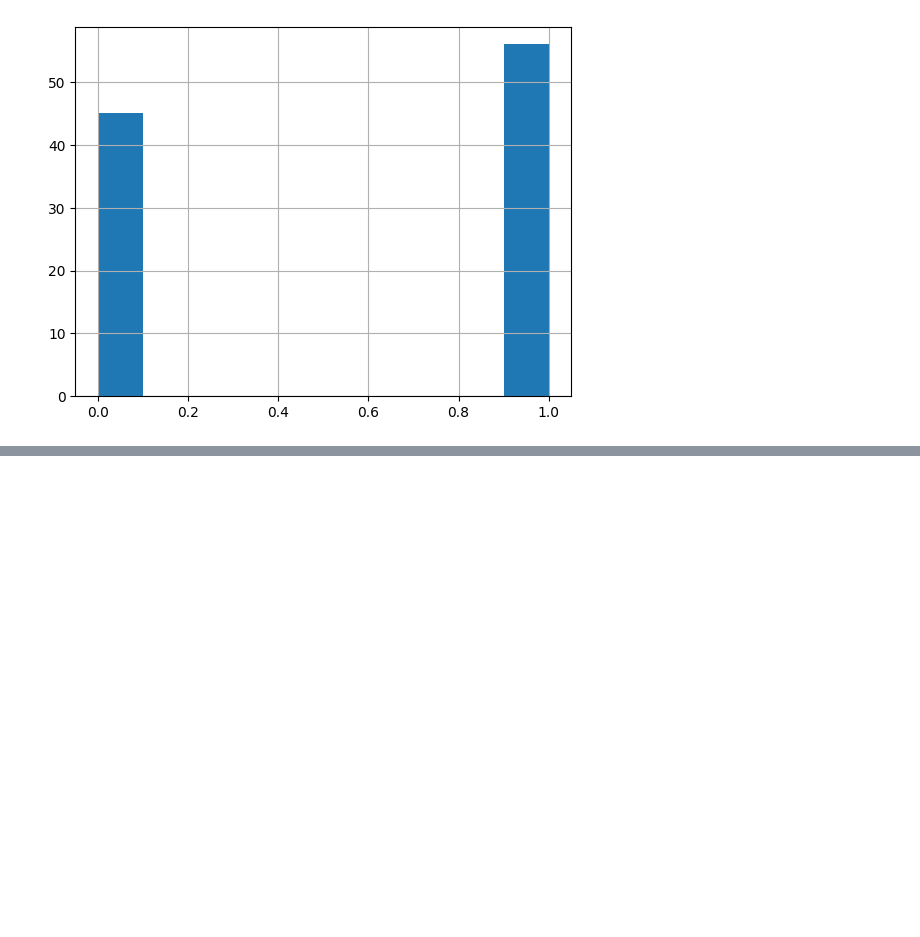
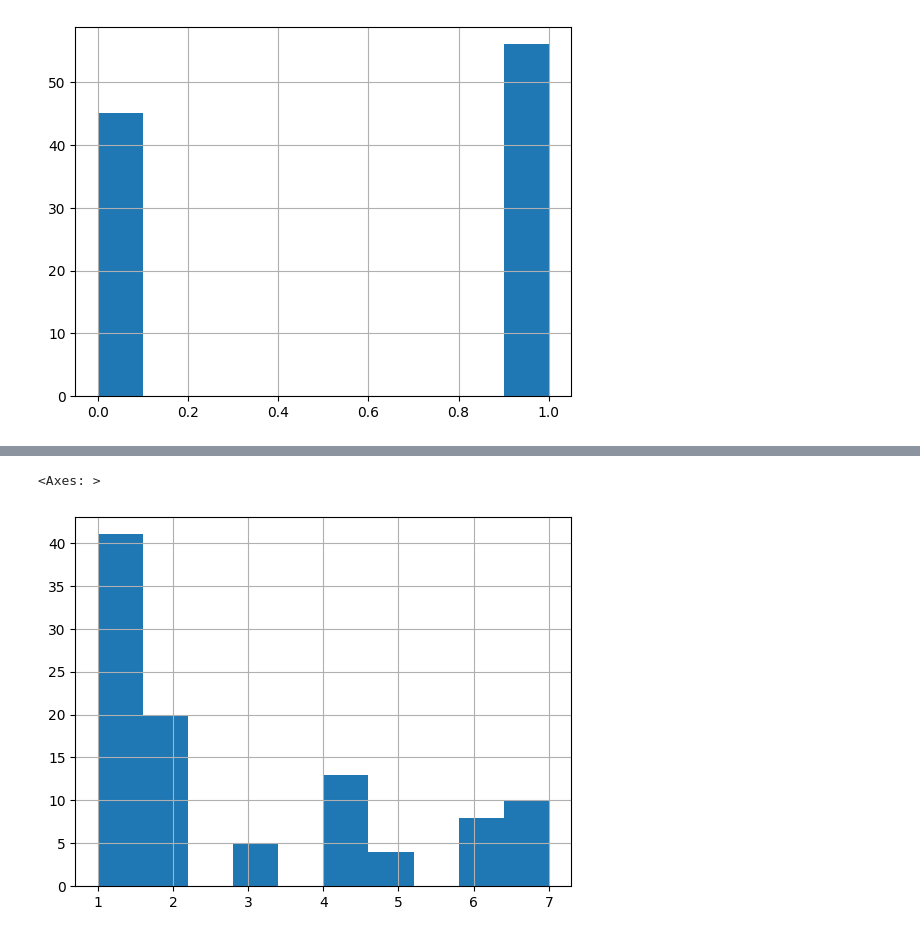
Before and after one commit to brishti-c/scratchpad, a Jupyter notebook: nb_2026_01_20.ipynb, the cells around one changed output, grey strips where cells are left out. Drawn from its saved outputs; the diff is of its cells as text; code cells hidden in the pictures; blank space fills up the shorter version.

```diff
--- a/nb_2026_01_20.ipynb
+++ b/nb_2026_01_20.ipynb
@@ -123,0 +137,5 @@ df['predator'].hist()
+# %%
+df['class'].hist()
+# %% [output]
+<Axes: >
+[figure, added]
```
Also changed, not shown: parts of 1 cell of this notebook.
